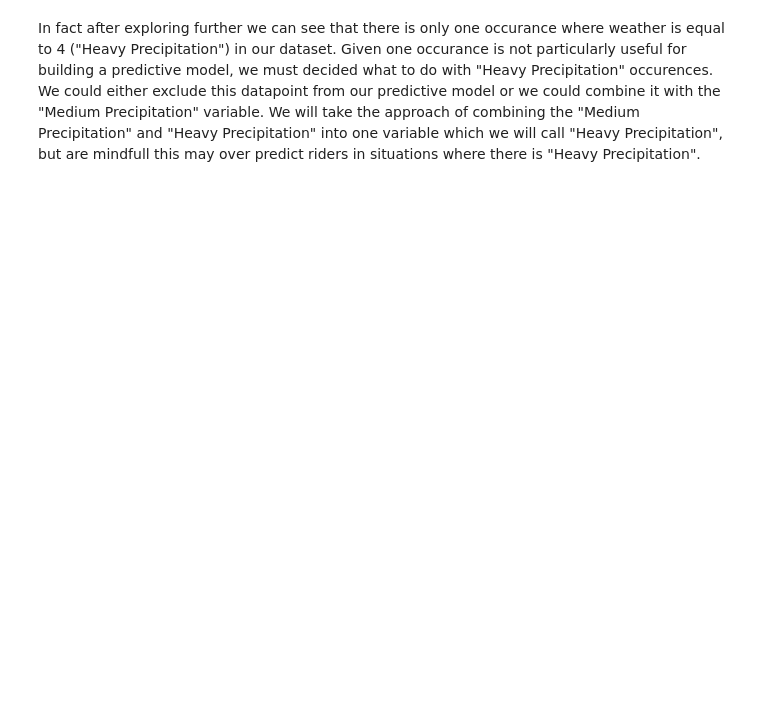
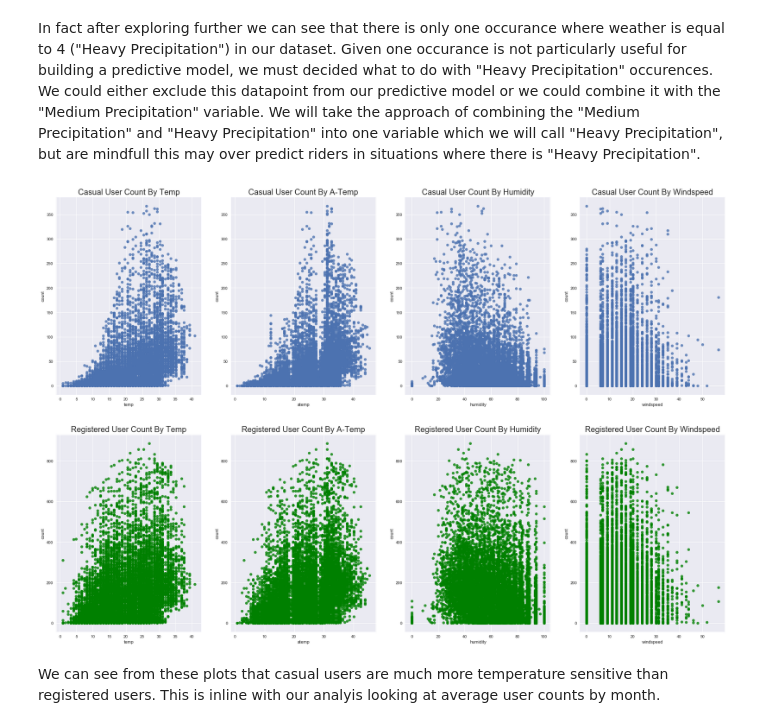
Before and after one commit to amkabatznick/W207_Final_Project, a Jupyter notebook: EDA for W207 from AMK.ipynb, the cells around one changed output. Saved outputs shown, nothing was run; the diff lists cells and outputs as text; code cells hidden in the pictures; blank space fills up the shorter version.

```diff
--- a/EDA for W207 from AMK.ipynb
+++ b/EDA for W207 from AMK.ipynb
@@ -237,0 +225,44 @@ sn.lmplot?
+# %%
+#Still working on this
+UserTypes = ['Casual','Registered']
+ax, fig = plt.subplots(2,4,figsize=(30,20))
+
+
+#Causal Users
+ax = plt.subplot(2,4, 1)
+_ = sn.regplot('temp', 'count',data=Casual, fit_reg=False,ax=ax)
+_ = ax.set_title("Casual User Count By Temp",fontsize=20)
+
+ax = plt.subplot(2,4, 2)
+_ = sn.regplot('atemp', 'count',data=Casual, fit_reg=False,ax=ax)
+_ = ax.set_title("Casual User Count By A-Temp",fontsize=20)
+
+ax = plt.subplot(2,4, 3)
+_ = sn.regplot('humidity', 'count',data=Casual, fit_reg=False,ax=ax)
+_ = ax.set_title("Casual User Count By Humidity",fontsize=20)
+
+ax = plt.subplot(2,4, 4)
+_ = sn.regplot('windspeed', 'count',data=Casual, fit_reg=False,ax=ax)
+_ = ax.set_title("Casual User Count By Windspeed",fontsize=20)
+
+
+#Registered Users
+ax = plt.subplot(2,4, 5)
+_ = sn.regplot('temp', 'count',data=Registered, fit_reg=False,ax=ax,color='green')
+_ = ax.set_title("Registered User Count By Temp",fontsize=20)
+
+ax = plt.subplot(2,4, 6)
+_ = sn.regplot('atemp', 'count',data=Registered, fit_reg=False,ax=ax,color='green')
+_ = ax.set_title("Registered User Count By A-Temp",fontsize=20)
+
+ax = plt.subplot(2,4, 7)
+_ = sn.regplot('humidity', 'count',data=Registered, fit_reg=False,ax=ax,color='green')
+_ = ax.set_title("Registered User Count By Humidity",fontsize=20)
+
+ax = plt.subplot(2,4, 8)
+_ = sn.regplot('windspeed', 'count',data=Registered, fit_reg=False,ax=ax,color='green')
+_ = ax.set_title("Registered User Count By Windspeed",fontsize=20)
+# %% [output]
+[figure, added]
+# %% [markdown]
+We can see from these plots that casual users are much more temperature sensitive than registered users. This is inline with our analyis looking at average user counts by month.
```
Also changed, not shown: parts of 3 cells of this notebook, 1 other file.
